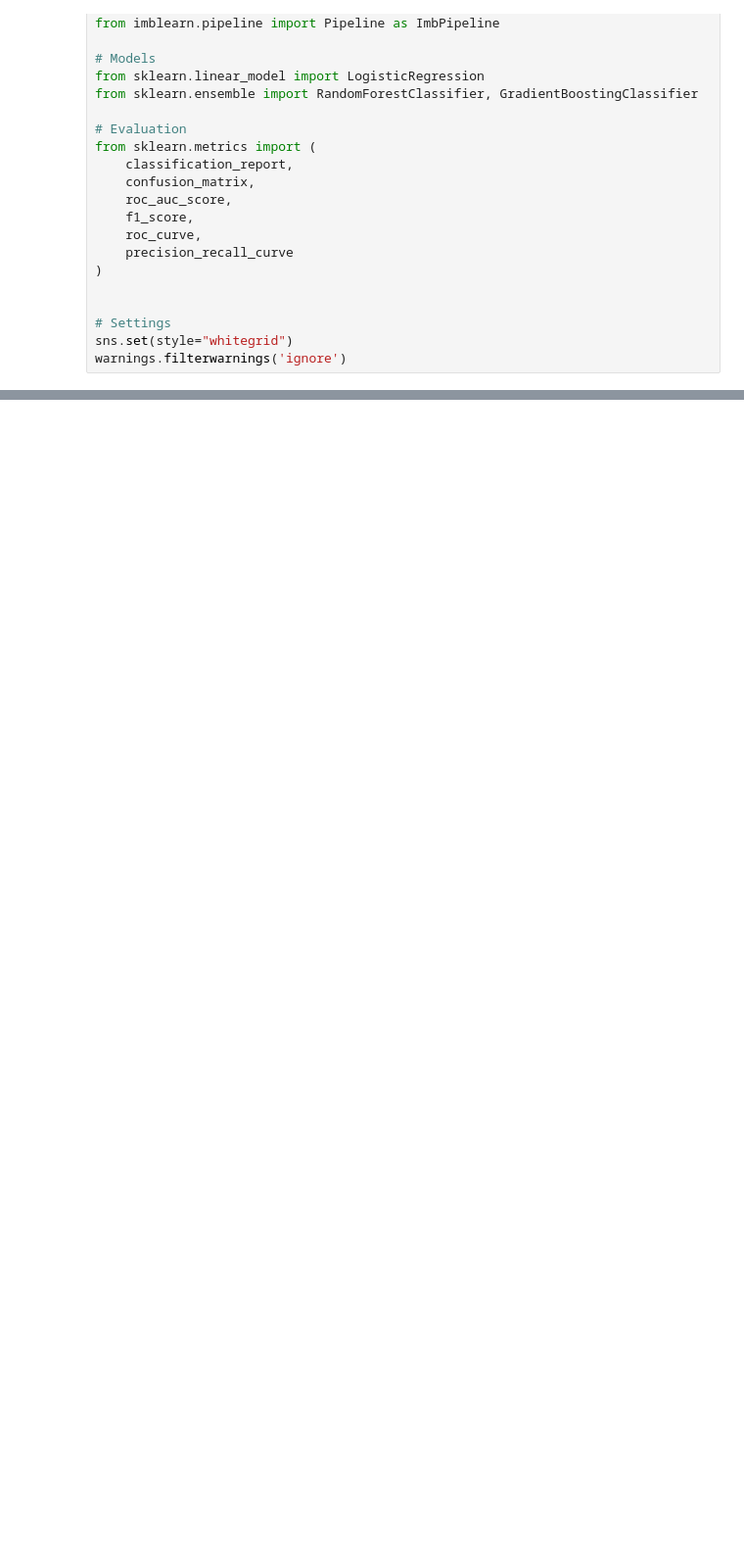
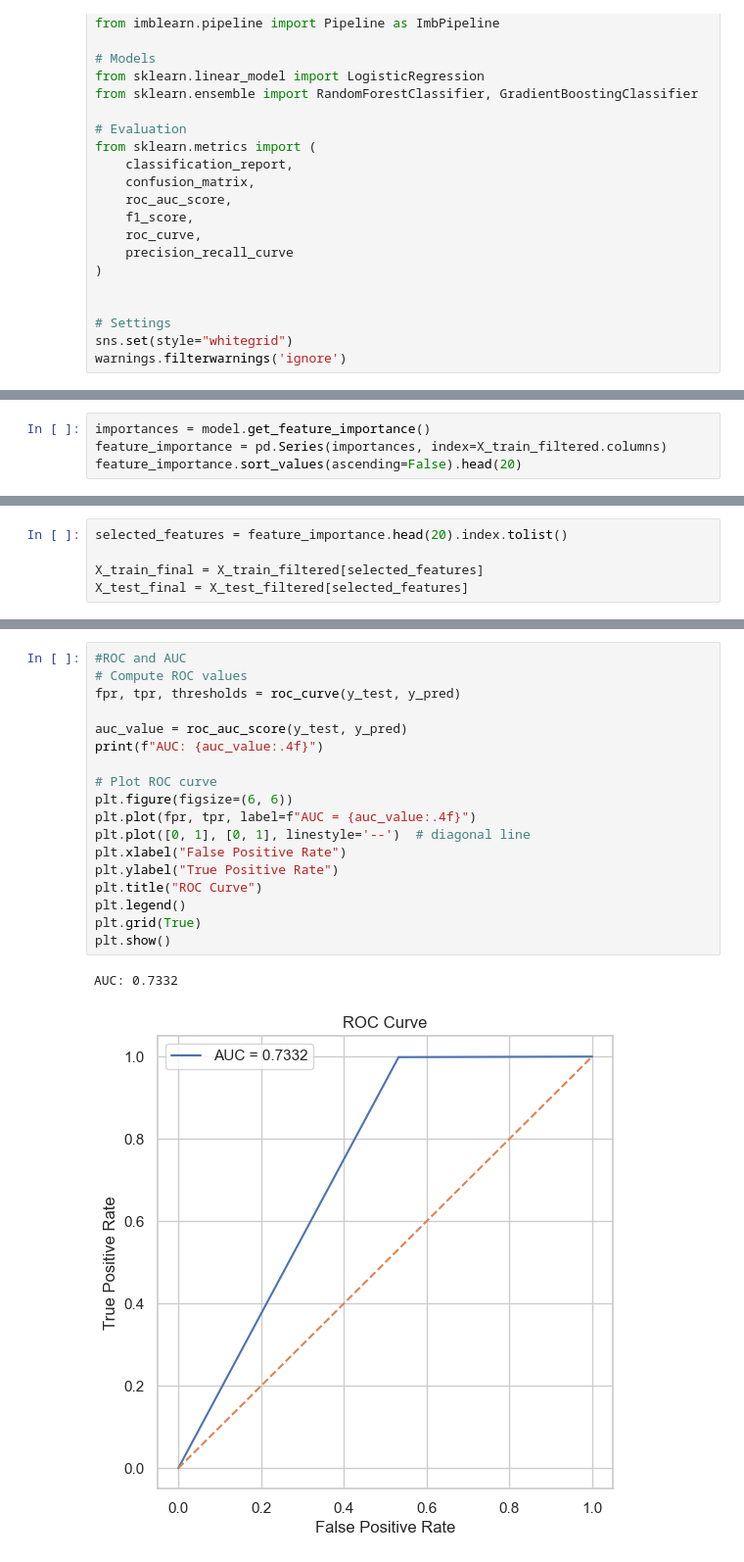
Before and after one commit to MrRaveen/Dimensia-Model, a Jupyter notebook: Demensia.ipynb, the cells around one changed output, grey strips where cells are left out. Shown at 98% size. Drawn from its saved outputs; the diff is of its cells as text; blank space fills up the shorter version.

```diff
--- a/Demensia.ipynb
+++ b/Demensia.ipynb
@@ -197,0 +377,4 @@ weighted avg       0.99      0.99      0.99     39040
+# %%
+importances = model.get_feature_importance()
+feature_importance = pd.Series(importances, index=X_train_filtered.columns)
+feature_importance.sort_values(ascending=False).head(20)
@@ -197,0 +401,5 @@ weighted avg       0.99      0.99      0.99     39040
+# %%
+selected_features = feature_importance.head(20).index.tolist()
+
+X_train_final = X_train_filtered[selected_features]
+X_test_final = X_test_filtered[selected_features]
@@ -197,0 +480,21 @@ weighted avg       0.99      0.99      0.99     39040
+# %%
+#ROC and AUC
+# Compute ROC values
+fpr, tpr, thresholds = roc_curve(y_test, y_pred)
+
+auc_value = roc_auc_score(y_test, y_pred)
+print(f"AUC: {auc_value:.4f}")
+
+# Plot ROC curve
+plt.figure(figsize=(6, 6))
+plt.plot(fpr, tpr, label=f"AUC = {auc_value:.4f}")
+plt.plot([0, 1], [0, 1], linestyle='--')  # diagonal line
+plt.xlabel("False Positive Rate")
+plt.ylabel("True Positive Rate")
+plt.title("ROC Curve")
+plt.legend()
+plt.grid(True)
+plt.show()
+# %% [output]
+AUC: 0.7332
+[figure, added]
```
Also changed, not shown: parts of 44 cells of this notebook, 6 other files.
